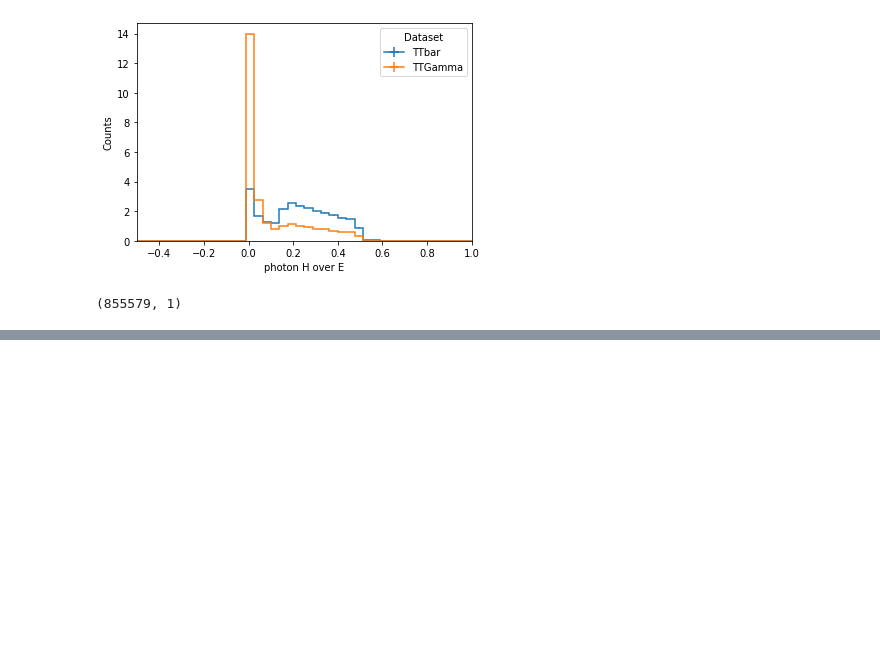
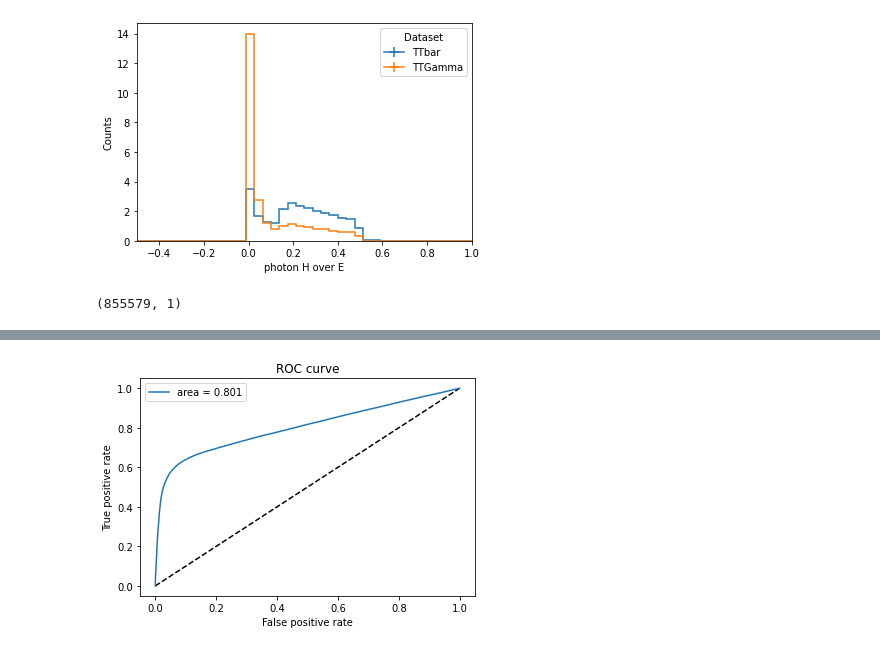
Before and after one commit to nbraukman/TTGTTBClassification, a Jupyter notebook: PhotonClassification.ipynb, the cells around one changed output, grey strips where cells are left out. Cells and saved outputs as stored; diff of their text form; code cells hidden in the pictures; blank space fills up the shorter version.

```diff
--- a/PhotonClassification.ipynb
+++ b/PhotonClassification.ipynb
@@ -379,5 +397,5 @@ column_accumulator(masked_array(
 # %%
-## normalize z-score: mean = 0, stdev = 1
+## mean = 0, stdev = 1
 
 scaler = StandardScaler() # from scikit learn
 
@@ -385,7 +403,8 @@ feature_array = np.transpose(np.array([
     np.array(outputMC['photon_pt'].value)[:,0],
     np.array(outputMC['photon_eta'].value)[:,0],
     np.array(outputMC['photon_phi'].value)[:,0],
-    np.array(outputMC['photon_reliso'].value)[:,0],
+    np.array(outputMC['photon_pfRelIso03_all'].value)[:,0],
+    np.array(outputMC['photon_pfRelIso03_chg'].value)[:,0],
     np.array(outputMC['photon_sieie'].value)[:,0],
     np.array(outputMC['photon_r9'].value)[:,0],
     np.array(outputMC['photon_hoe'].value)[:,0]
@@ -500,0 +491,8 @@ model.compile("adam", "binary_crossentropy", metrics=["accuracy"])
+# %%
+model = Sequential()
+model.add(Dense(32, input_shape=(8,), activation="relu"))
+model.add(Dense(32, activation="relu"))
+model.add(Dense(1,activation="sigmoid"))
+
+model.compile("adam", "binary_crossentropy", metrics=["accuracy"])
+model.summary()
@@ -501,5 +514,5 @@ model.compile("adam", "binary_crossentropy", metrics=["accuracy"])
 # %%
 # train the model on our dataset
-model.fit(train_ds, epochs=5, validation_data=val_ds)
+model.fit(X_train, y_train, epochs=5, batch_size=128)
 # %% [output]
 Epoch 1/5
@@ -515 +528,18 @@ Epoch 5/5
 <tensorflow.python.keras.callbacks.History at 0x...>
+# %%
+### ROC curve ###
+y_pred = model.predict(X_test).ravel()
+fpr, tpr, thresholds = roc_curve(y_test, y_pred)
+
+area_under_curve = auc(fpr, tpr)
+# %%
+plt.plot([0,1], [0,1], 'k--')
+plt.plot(fpr, tpr, label='area = {:.3f}'.format(area_under_curve))
+
+plt.xlabel('False positive rate')
+plt.ylabel('True positive rate')
+plt.title('ROC curve')
+plt.legend(loc='best')
+plt.show()
+# %% [output]
+[figure, added]
```
Also changed, not shown: parts of 22 cells of this notebook.
